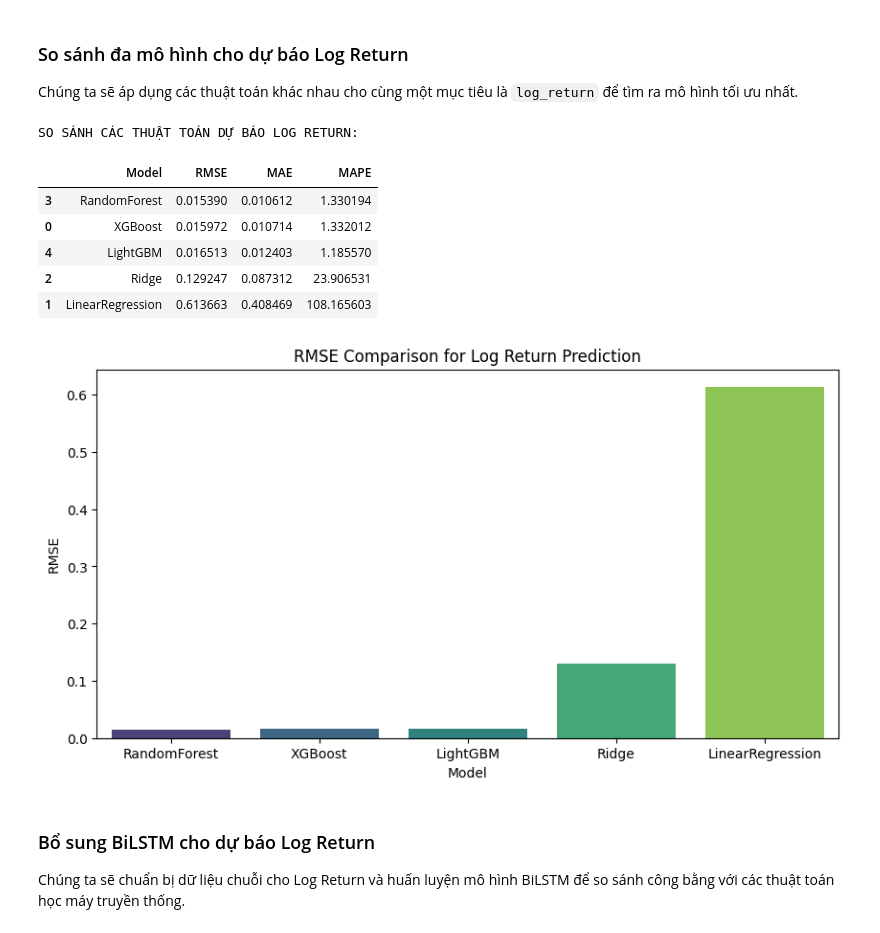
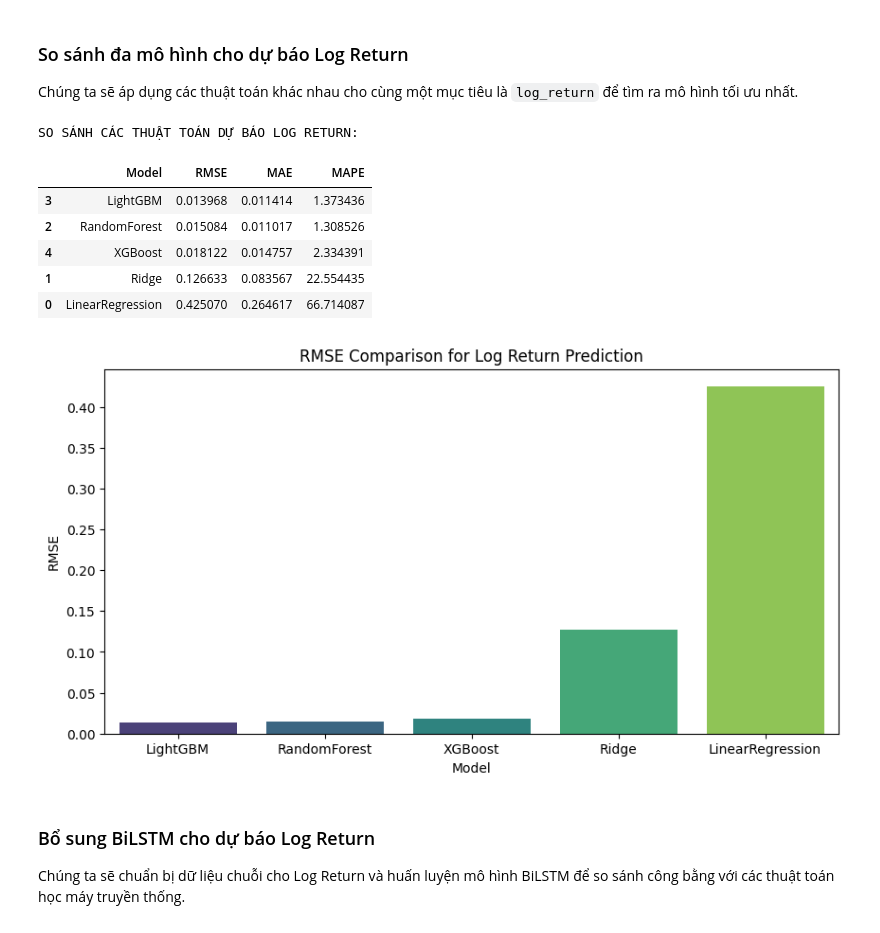
Before and after one commit to optivisionlab/sentiment_analysis, a Jupyter notebook: stock.ipynb, the cells around one changed output. Cells and saved outputs as stored; diff of their text form; code cells hidden in the pictures.

```diff
--- a/stock.ipynb
+++ b/stock.ipynb
@@ -263,22 +154,0 @@ Kích thước tập huấn luyện: (92, 10, 135)
-# %%
-# 2. Định nghĩa kiến trúc BiLSTM
-model = Sequential([
-    Bidirectional(LSTM(128, return_sequences=True), input_shape=(WINDOW_SIZE, X_train.shape[2])),
-    Dropout(0.2),
-    Bidirectional(LSTM(64)),
-    Dropout(0.2),
-    Dense(16, activation='relu'),
-    Dense(1)
-])
-
-model.compile(optimizer='adam', loss='mse')
-model.summary()
-
-# 3. Huấn luyện
-history = model.fit(
-    X_train, y_train,
-    epochs=50,
-    batch_size=16,
-    validation_data=(X_test, y_test),
-    verbose=1
-)
@@ -799,7 +348,7 @@ param_grid = {'n_estimators': [100, 200], 'learning_rate': [0.05, 0.1], 'max_dep
 grid_log = GridSearchCV(xgb.XGBRegressor(objective='reg:squarederror', random_state=42),
                         param_grid, cv=tscv, scoring='neg_mean_squared_error', n_jobs=-1)
 
-limit = int(len(X) * split_ratio)
+limit = int(len(X_log) * split_ratio)
 X_train, X_test = X_log[:limit], X_log[limit:]
 y_train, y_test = y_log[:limit], y_log[limit:]
 
@@ -851,58 +379,59 @@ log_models = {
     'LinearRegression': LinearRegression(),
     'Ridge': Ridge(alpha=1.0),
     'RandomForest': RandomForestRegressor(n_estimators=100, random_state=42),
-    'LightGBM': lgb.LGBMRegressor(n_estimators=100, learning_rate=0.05, verbosity=-1)
+    'LightGBM': lgb.LGBMRegressor(n_estimators=100, learning_rate=0.05, verbosity=-1),
+    'XGBoost': xgb.XGBRegressor(objective='reg:squarederror', random_state=42),
 }
 
 log_comparison_results = []
 
 # Thêm kết quả XGBoost đã có từ trước
-log_comparison_results.append({
-    'Model': 'XGBoost',
-    'RMSE': res_log_return['RMSE'],
-    'MAE': res_log_return['MAE'],
-    'MAPE': res_log_return['MAPE']
-})
+# log_comparison_results.append({
+#     'Model': 'XGBoost',
+#     'RMSE': res_log_return['RMSE'],
+#     'MAE': res_log_return['MAE'],
+#     'MAPE': res_log_return['MAPE']
+# })
 
 # Chạy các mô hình còn lại
 for name, model in log_models.items():
-    limit = int(len(X) * split_ratio)
+    limit = int(len(X_log) * split_ratio)
     X_train, X_test = X_log[:limit], X_log[limit:]
     y_train, y_test = y_log[:limit], y_log[limit:]
     model.fit(X_train, y_train)
     y_pred_temp = model.predict(X_test)
 
     rmse = np.sqrt(mean_squared_error(y_test, y_pred_temp))
     mae = mean_absolute_error(y_test, y_pred_temp)
     mape = mean_absolute_percentage_error(y_test, y_pred_temp)
 
     log_comparison_results.append({
         'Model': name,
         'RMSE': rmse,
         'MAE': mae,
         'MAPE': mape
     })
 
 # Hiển thị kết quả so sánh
 df_log_multi_compare = pd.DataFrame(log_comparison_results).sort_values('RMSE')
 print("SO SÁNH CÁC THUẬT TOÁN DỰ BÁO LOG RETURN:")
 display(df_log_multi_compare.style.format({'RMSE': '{:.6f}', 'MAE': '{:.6f}', 'MAPE': '{:.6f}'}))
 
 # Trực quan hóa
 plt.figure(figsize=(10, 5))
 sns.barplot(data=df_log_multi_compare, x='Model', y='RMSE', palette='viridis', hue='Model', legend=False)
 plt.title('RMSE Comparison for Log Return Prediction')
 plt.ylabel('RMSE')
 plt.show()
 # %% [output]
 SO SÁNH CÁC THUẬT TOÁN DỰ BÁO LOG RETURN:
 |  | Model | RMSE | MAE | MAPE |
-| 3 | RandomForest | 0.015390 | 0.010612 | 1.330194 |
-| 0 | XGBoost | 0.015972 | 0.010714 | 1.332012 |
-| 4 | LightGBM | 0.016513 | 0.012403 | 1.185570 |
-| 2 | Ridge | 0.129247 | 0.087312 | 23.906531 |
-| 1 | LinearRegression | 0.613663 | 0.408469 | 108.165603 |
+| 3 | LightGBM | 0.013968 | 0.011414 | 1.373436 |
+| 2 | RandomForest | 0.015084 | 0.011017 | 1.308526 |
+| 4 | XGBoost | 0.018122 | 0.014757 | 2.334391 |
+| 1 | Ridge | 0.126633 | 0.083567 | 22.554435 |
+| 0 | LinearRegression | 0.425070 | 0.264617 | 66.714087 |
-[figure, old version]
+[figure, new version]
 # %% [markdown]
 ### Bổ sung BiLSTM cho dự báo Log Return
 Chúng ta sẽ chuẩn bị dữ liệu chuỗi cho Log Return và huấn luyện mô hình BiLSTM để so sánh công bằng với các thuật toán học máy truyền thống.
```
Also changed, not shown: parts of 32 cells of this notebook.
